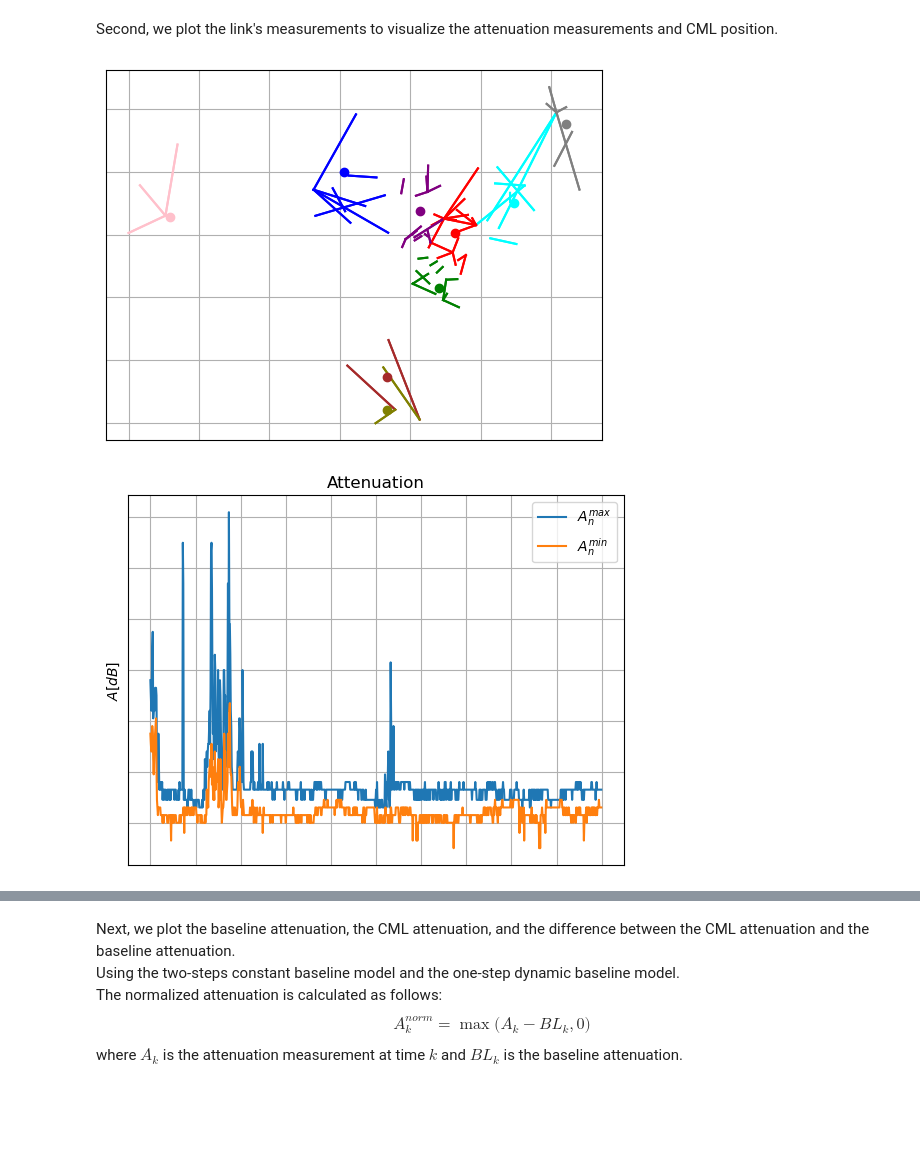
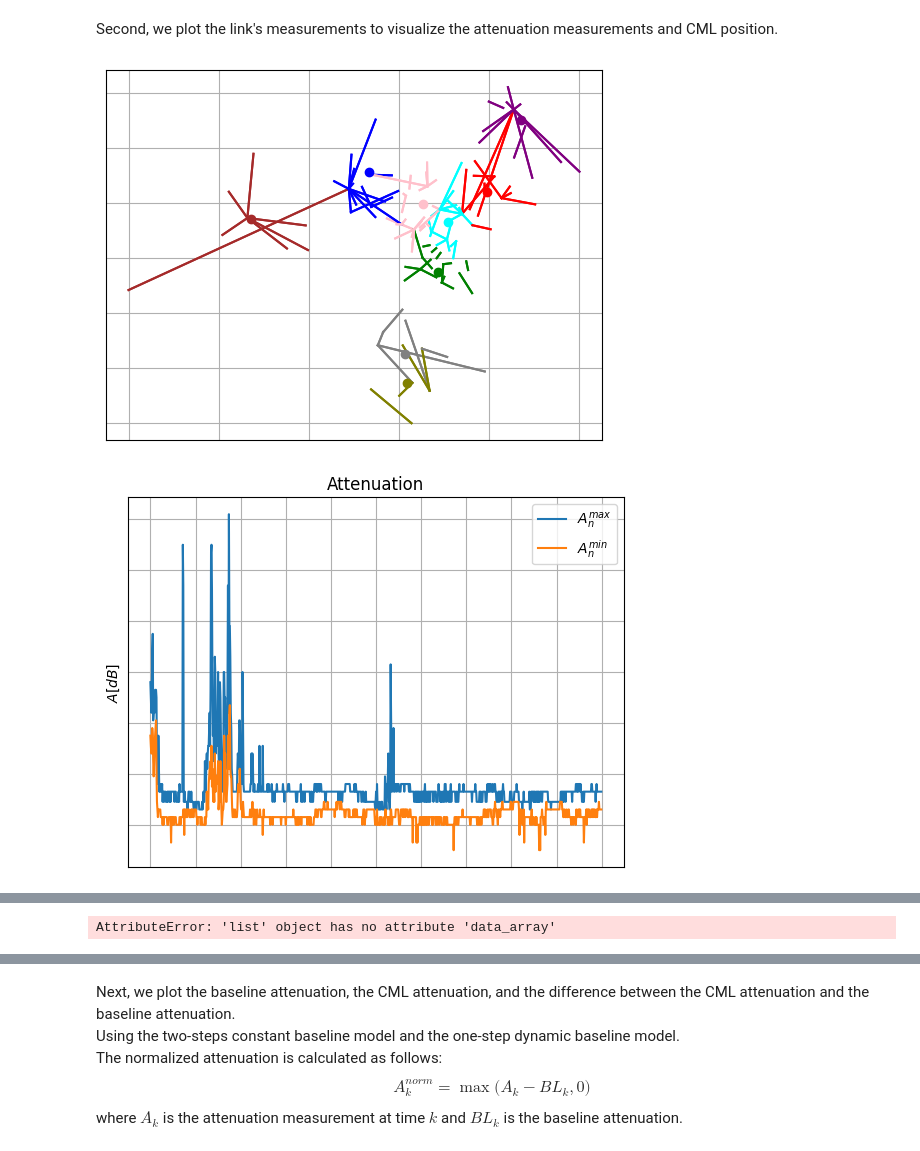
Before and after one commit to haihabi/PyNNcml, a Jupyter notebook: examples/tutorials/model_driven_tutorial.ipynb, the cells around one changed output, grey strips where cells are left out. Cells and saved outputs as stored; diff of their text form; code cells hidden in the pictures; blank space fills up the shorter version.

```diff
--- a/examples/tutorials/model_driven_tutorial.ipynb
+++ b/examples/tutorials/model_driven_tutorial.ipynb
@@ -40,28 +40,26 @@ The dataset contains attenuation measurements from multiple microwave links in t
 Here the dataset is used to demonstrate rainfall estimation algorithms using CMLs.<br>
 First, we load the dataset using PyNNCML and filter the data to a specific region and time interval. <br>
 # %%
-xy_min = [1.29e6, 0.565e6]  # Link Region
-xy_max = [1.34e6, 0.5875e6]
 time_slice = slice("2015-06-01", "2015-06-10")  # Time Interval
-link_set, ps = pnc.datasets.load_open_mrg(xy_min=xy_min, xy_max=xy_max, time_slice=time_slice, change2min_max=True)
+link_set, ps,_ = pnc.datasets.load_open_mrg(time_slice=time_slice, change2min_max=True)
 # %% [output]
 File already exists at desired location ./data/OpenMRG.zip
 Not downloading!
 # %% [markdown]
 Second, we plot the link's measurements to visualize the attenuation measurements and CML position.
 # %%
-link_set.plot_links(scale=True, scale_factor=64)
+link_set.plot_links(scale=True, scale_factor=1,scale_y=1)
 plt.grid()
 plt.tick_params(left=False, right=False, labelleft=False, labelbottom=False, bottom=False)
 plt.title("")
 plt.show()
 
 link_set.get_link(0).plot()
 plt.tick_params(left=False, right=False, labelleft=False, labelbottom=False, bottom=False)
 plt.show()
 # %% [output]
-[figure, old version]
+[figure, new version]
-[figure, old version]
+[figure, new version]
 # %% [markdown]
 # Wet-Dry classification using statistics test.
 In this block, we  present  wet dry classification using statistics test, this method introduced by [2]. <br>
@@ -95,6 +93,8 @@ swd = pnc.scm.wet_dry.statistics_wet_dry(statistics_wet_dry_threshold, statistic
                                          is_min_max=True)  # init classification model
 wd_classification, std_vector = swd(link_set.get_link(0).attenuation())  # run classification method
 ref = link_set.get_link(0).gauge_ref.data_array
+# %% [output]
+AttributeError: 'list' object has no attribute 'data_array'
 # %%
 _, ax = plt.subplots(3, 1)
 ax[0].plot(wd_classification.numpy()[0, :])
```
Also changed, not shown: parts of 2 cells of this notebook, 15 other files.
